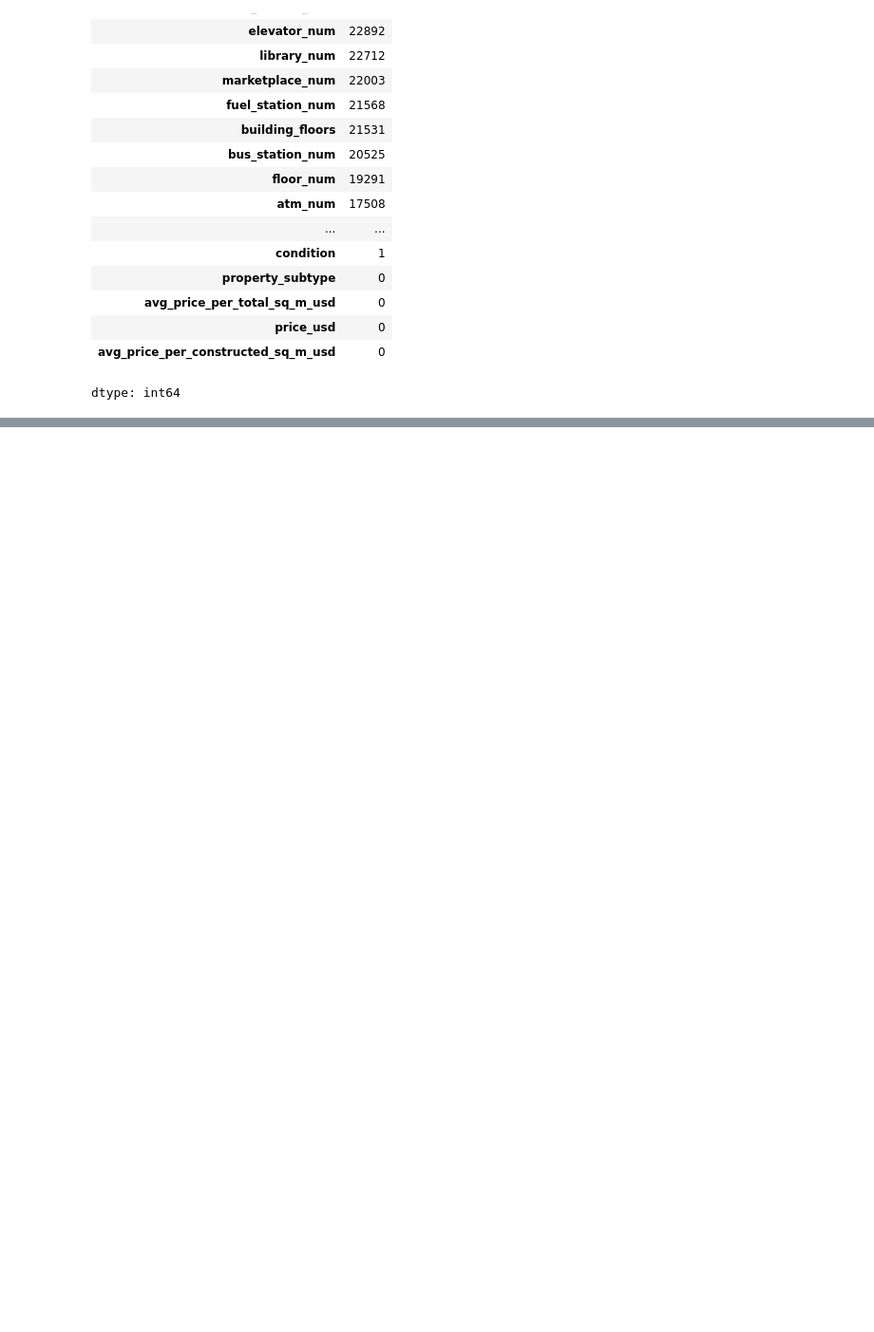
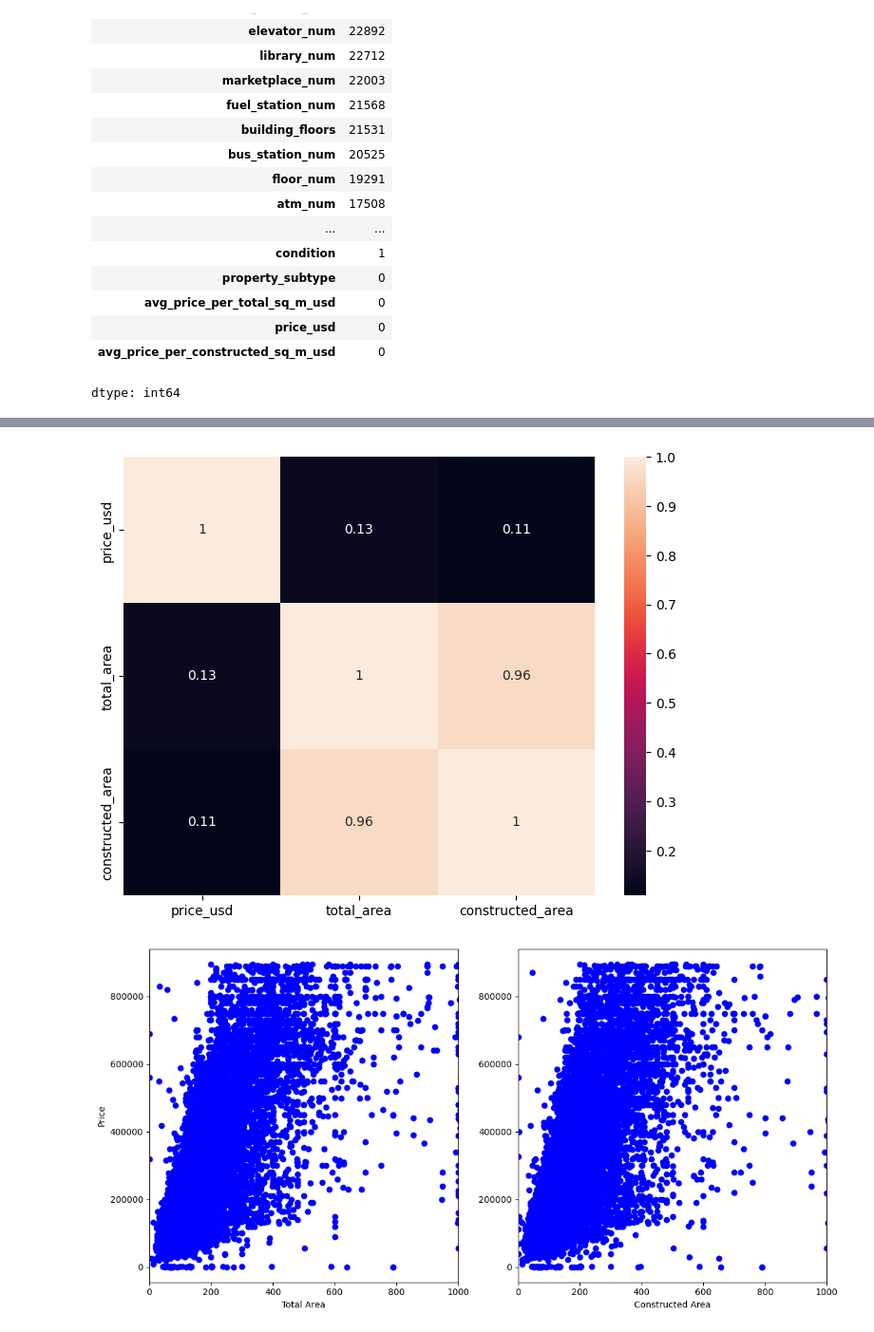
Before and after one commit to FernandoIGD12/UTEC_programming101, a Jupyter notebook: Intro_AI/proyecto_final_v2.0.ipynb, the cells around one changed output, grey strips where cells are left out. Shown at 95% size. Saved outputs shown, nothing was run; the diff lists cells and outputs as text; code cells hidden in the pictures; blank space fills up the shorter version.

```diff
--- a/Intro_AI/proyecto_final_v2.0.ipynb
+++ b/Intro_AI/proyecto_final_v2.0.ipynb
@@ -155,0 +173,38 @@ memory usage: 3.1+ MB
+# %%
+# Correlation matrix of price with total and constructed area
+correlation = df_clean[['price_usd', 'total_area', 'constructed_area']].corr()
+plt.figure(figsize=(8, 6))
+sns.heatmap(correlation, annot=True)
+#plt.title('Correlation Matrix')
+plt.savefig('correlation_price_area.png')
+plt.show()
+
+# Scatter plot of price with total area and constructed area
+plt.figure(figsize=(12, 6))
+plt.subplot(1, 2, 1)
+plt.scatter(df_clean['total_area'], df_clean['price_usd'], alpha=1, color = 'blue')
+plt.xlabel('Total Area')
+plt.xlim(0,1000)
+plt.ylabel('Price')
+
+plt.subplot(1, 2, 2)
+plt.scatter(df_clean['constructed_area'], df_clean['price_usd'], alpha=1, color = 'blue')
+plt.xlabel('Constructed Area')
+plt.xlim(0,1000)
+
+plt.tight_layout()
+plt.savefig('price_vs_area.png')
+plt.show()
+
+# Line-plot of average price per region_lv3
+
+plt.figure(figsize=(12, 8))
+df_clean.groupby('region_lv3')['avg_price_per_total_sq_m_usd'].mean().plot(kind = 'barh', color = 'skyblue')
+plt.xlabel('Average Price (USD)')
+plt.ylabel('')
+plt.title('Average Price per total square meters')
+plt.savefig('average_price_per_location.png')
+plt.show()
+# %% [output]
+[figure, added]
+[figure, added]
```
Also changed, not shown: parts of 20 cells of this notebook.
